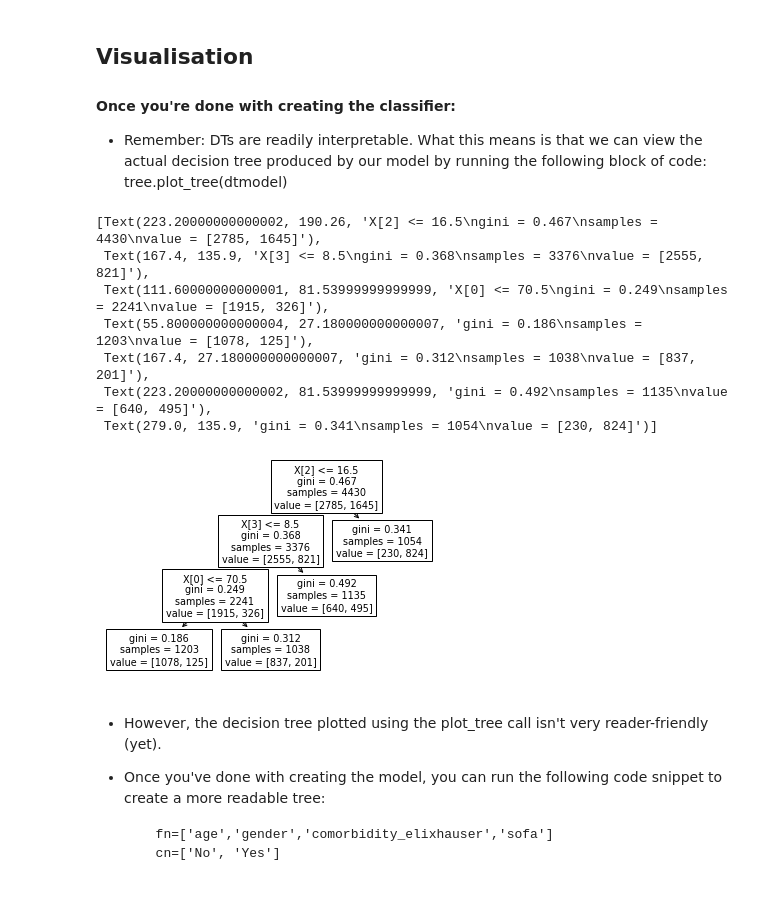
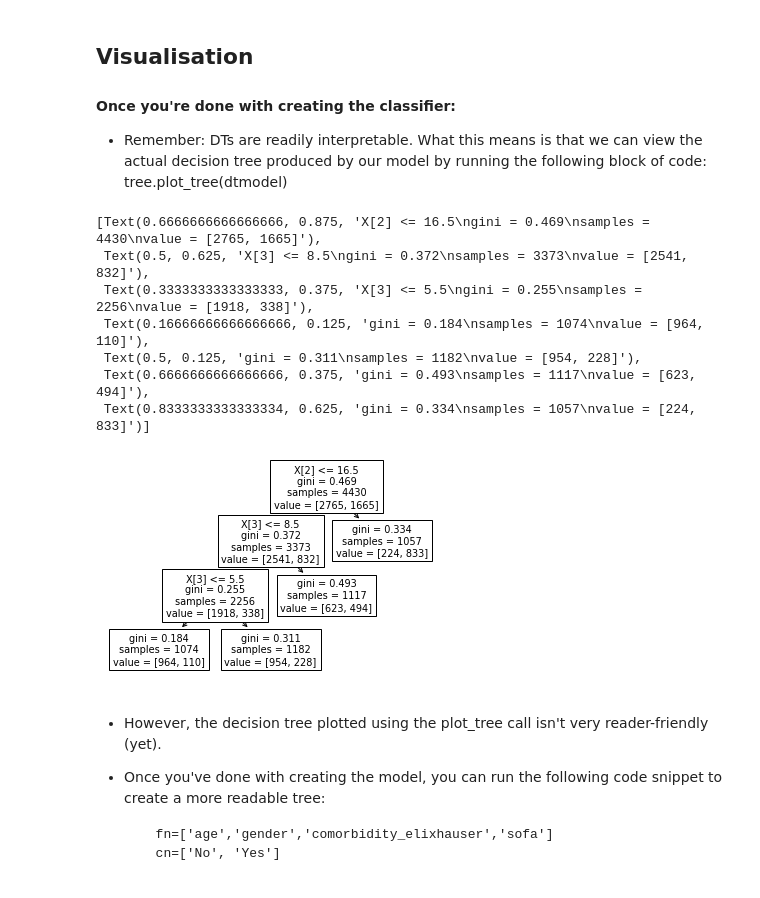
Before and after one commit to eddie8615/ml_bioinfo_hi, a Jupyter notebook: topic2/Practical1DecisionTree.ipynb, the cells around one changed output. Saved outputs shown, nothing was run; the diff lists cells and outputs as text; code cells hidden in the pictures.

```diff
--- a/topic2/Practical1DecisionTree.ipynb
+++ b/topic2/Practical1DecisionTree.ipynb
@@ -57,7 +57,7 @@ from sklearn import tree
 import matplotlib.pyplot as plt
 %matplotlib inline
 # %%
-path_to_file ="/Users/babylon/Documents/Teaching/ML/ML2021/Data/septic_shock.csv"
+path_to_file ="/home/changhyun/workspace/ml_bioinfo_hi/topic2/septic_shock.csv"
 septic_shock_data = pd.read_csv(path_to_file, encoding='utf-8')
 # %%
 septic_shock_data.head()
@@ -117,0 +102,33 @@ weighted avg       0.77      0.77      0.75      2183
+# %%
+##Your Solution here ##
+dt = DecisionTreeClassifier(max_depth=10,min_samples_leaf=1000)
+
+X = septic_shock_data[['age','gender','comorbidity_elixhauser', 'sofa']]
+y = septic_shock_data[['hospital_mortality']]
+X_train, X_test, y_train, y_test = train_test_split(X, y, test_size=0.33, random_state=123)
+
+from sklearn.metrics import accuracy_score, ConfusionMatrixDisplay, classification_report
+
+dt.fit(X_train,y_train)
+
+y_pred = dt.predict(X_test)
+
+print('Classification report')
+print(classification_report(y_test, y_pred))
+
+print('Accuracy score')
+print(accuracy_score(y_true=y_test, y_pred=y_pred))
+
+class_names =["Surived Hospital", "Died in Hospital"]
+
+disp = ConfusionMatrixDisplay.from_estimator(dt,
+                                             X_test,
+                                             y_test,
+                                             display_labels=class_names,
+                                             cmap=plt.cm.Blues)
+
+disp.ax_.set_title("Confusion Matrix")
+
+print(disp.confusion_matrix)
+
+plt.show()
@@ -123,16 +156,16 @@ weighted avg       0.77      0.77      0.75      2183
 - Remember: DTs are readily interpretable. What this means is that we can view the actual decision tree produced by our model by running the following block of code:
             tree.plot_tree(dtmodel)
 # %%
-tree.plot_tree(dtmodel)
+tree.plot_tree(dt)
 # %% [output]
-[Text(223.20000000000002, 190.26, 'X[2] <= 16.5\ngini = 0.467\nsamples = 4430\nvalue = [2785, 1645]'),
- Text(167.4, 135.9, 'X[3] <= 8.5\ngini = 0.368\nsamples = 3376\nvalue = [2555, 821]'),
- Text(111.60000000000001, 81.53999999999999, 'X[0] <= 70.5\ngini = 0.249\nsamples = 2241\nvalue = [1915, 326]'),
- Text(55.800000000000004, 27.180000000000007, 'gini = 0.186\nsamples = 1203\nvalue = [1078, 125]'),
- Text(167.4, 27.180000000000007, 'gini = 0.312\nsamples = 1038\nvalue = [837, 201]'),
- Text(223.20000000000002, 81.53999999999999, 'gini = 0.492\nsamples = 1135\nvalue = [640, 495]'),
- Text(279.0, 135.9, 'gini = 0.341\nsamples = 1054\nvalue = [230, 824]')]
+[Text(0.6666666666666666, 0.875, 'X[2] <= 16.5\ngini = 0.469\nsamples = 4430\nvalue = [2765, 1665]'),
+ Text(0.5, 0.625, 'X[3] <= 8.5\ngini = 0.372\nsamples = 3373\nvalue = [2541, 832]'),
+ Text(0.3333333333333333, 0.375, 'X[3] <= 5.5\ngini = 0.255\nsamples = 2256\nvalue = [1918, 338]'),
+ Text(0.16666666666666666, 0.125, 'gini = 0.184\nsamples = 1074\nvalue = [964, 110]'),
+ Text(0.5, 0.125, 'gini = 0.311\nsamples = 1182\nvalue = [954, 228]'),
+ Text(0.6666666666666666, 0.375, 'gini = 0.493\nsamples = 1117\nvalue = [623, 494]'),
+ Text(0.8333333333333334, 0.625, 'gini = 0.334\nsamples = 1057\nvalue = [224, 833]')]
-[figure, old version]
+[figure, new version]
 # %% [markdown]
 - However, the decision tree plotted using the plot_tree call isn't very reader-friendly (yet).
 - Once you've done with creating the model, you can run the following code snippet to create a more readable tree:
```
Also changed, not shown: parts of 6 cells of this notebook, 8 other files.
